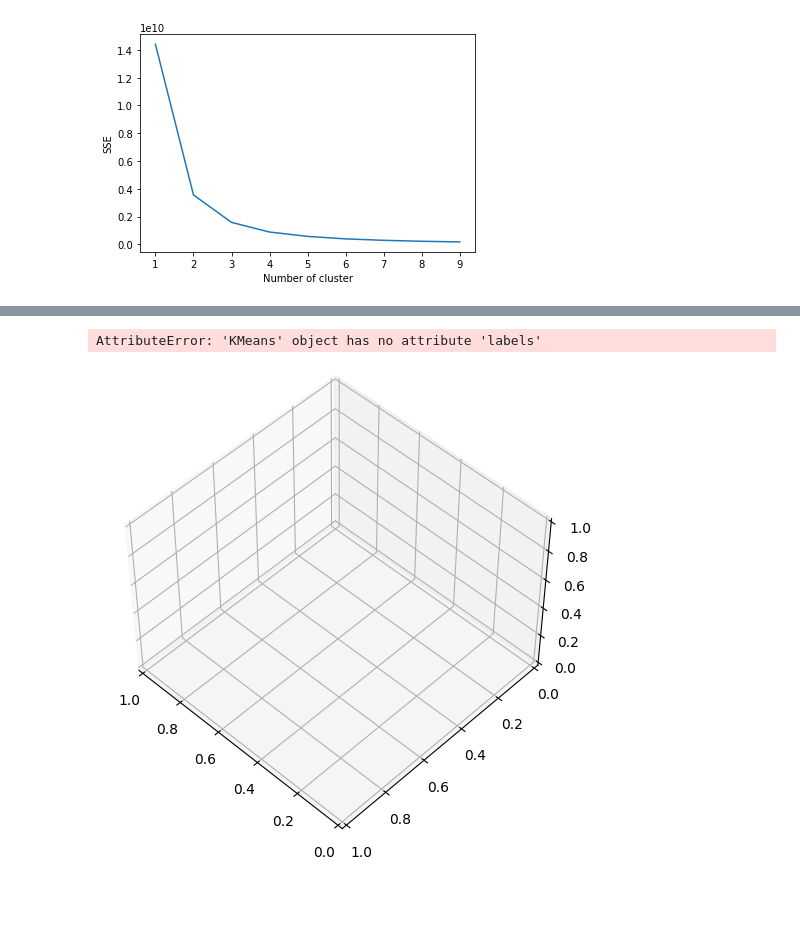
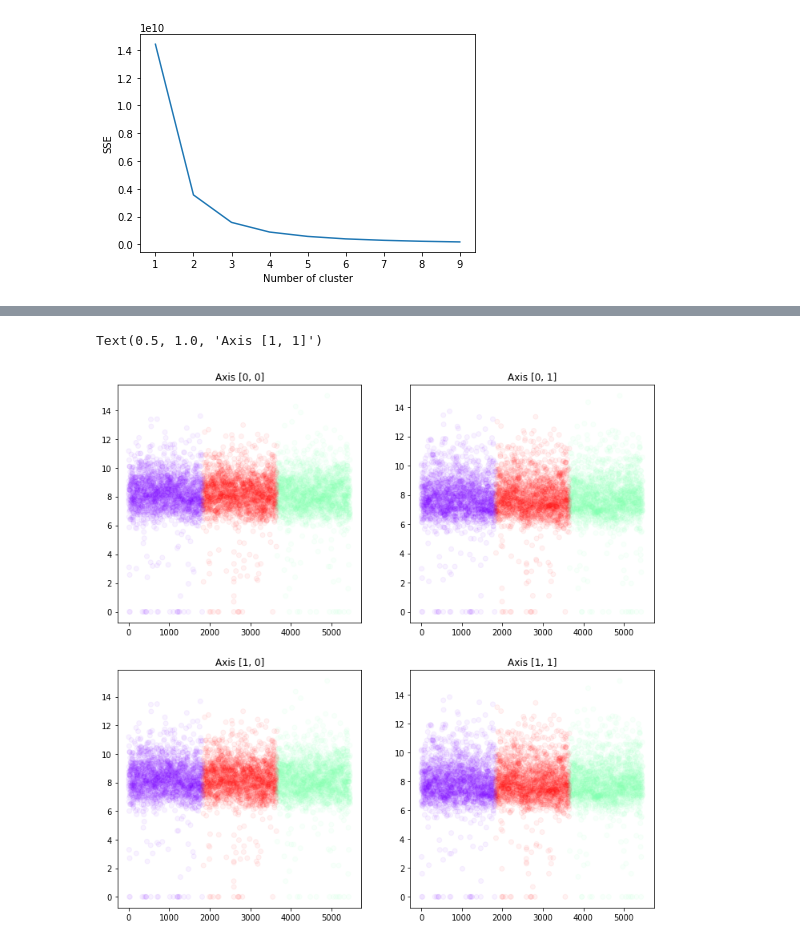
Before and after one commit to felipe-bonato/ciencia-de-dados-eleicoes, a Jupyter notebook: main.ipynb, the cells around one changed output, grey strips where cells are left out. Cells and saved outputs as stored; diff of their text form; code cells hidden in the pictures; blank space fills up the shorter version.

Commit message:
Plotting prediction

```diff
--- a/main.ipynb
+++ b/main.ipynb
@@ -359,20 +340,31 @@ Text(0.5, 1.0, 'Distribuição de votos')
-# %%
-np_votes = df_votes.to_numpy()
-
-fig = plt.figure(0, figsize=(12, 6), dpi=100)
-ax = fig.add_subplot(111, projection="3d", elev=48, azim=134)
-#ax.set_position([0, 0, 1, 1])
-
-ax.scatter(kmeans.cluster_centers_[:, 3], kmeans.cluster_centers_[:, 0], kmeans.cluster_centers_[:, 2], c=labels.astype(float), edgecolor="k")
-# ax.scatter(np_votes[:, 1], np_votes[:, 2], c=kmeans.labels_.astype(float), edgecolor="k")
-
-ax.xaxis.set_ticklabels([])
-ax.yaxis.set_ticklabels([])
-ax.zaxis.set_ticklabels([])
-ax.set_xlabel("Cidades")
-ax.set_ylabel("Votos primeiro turno")
-ax.set_zlabel("Votos segundo turno")
-ax.set_title('Distribuição de votos')
-# %% [output]
-AttributeError: 'KMeans' object has no attribute 'labels'
-[figure, removed]
+# %%
+prediction = kmeans.predict(df_votes[TRAIN_DATA_COLUMNS])
+
+np_votes = df_votes.to_numpy()
+
+fig, axs = plt.subplots(2, 2, figsize=(12, 12))
+
+ALPHA = 0.05
+
+axs[0, 0].scatter(np_votes[:, 1], np_votes[:, 2], c=prediction, cmap='rainbow', alpha=ALPHA)
+axs[0, 0].set_title('Axis [0, 0]')
+
+axs[0, 1].scatter(np_votes[:, 1], np_votes[:, 3], c=prediction, cmap='rainbow', alpha=ALPHA)
+axs[0, 1].set_title('Axis [0, 1]')
+
+axs[1, 0].scatter(np_votes[:, 1], np_votes[:, 4], c=prediction, cmap='rainbow', alpha=ALPHA)
+axs[1, 0].set_title('Axis [1, 0]')
+
+axs[1, 1].scatter(np_votes[:, 1], np_votes[:, 5], c=prediction, cmap='rainbow', alpha=ALPHA)
+axs[1, 1].set_title('Axis [1, 1]')
+
+
+
+# ax1.xaxis.set_ticklabels([])
+# ax1.yaxis.set_ticklabels([])
+# ax1.set_xlabel("Cidades")
+# ax1.set_ylabel("Votos primeiro turno")
+# ax1.set_title('Distribuição de votos')
+# %% [output]
+Text(0.5, 1.0, 'Axis [1, 1]')
+[figure, added]
```
Also changed, not shown: parts of 4 cells of this notebook.
